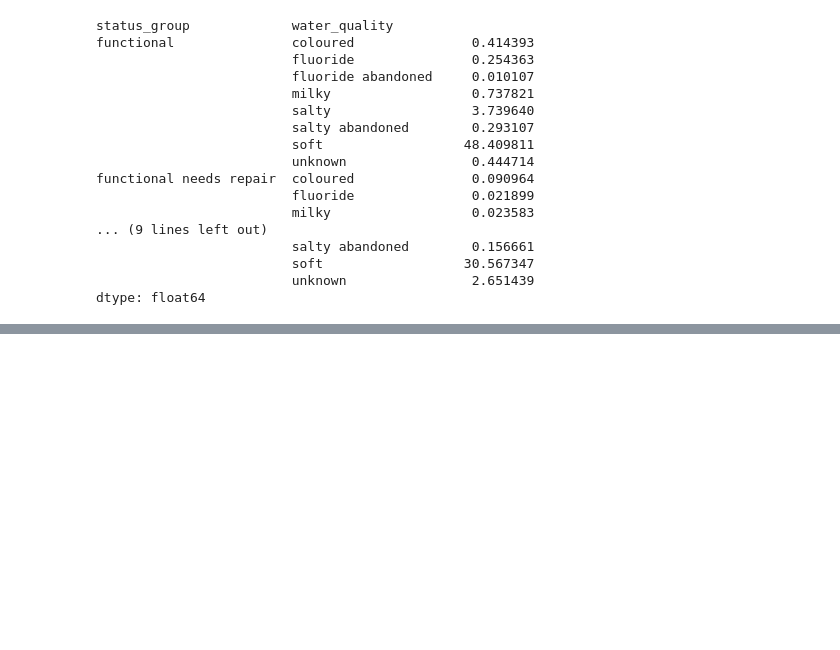
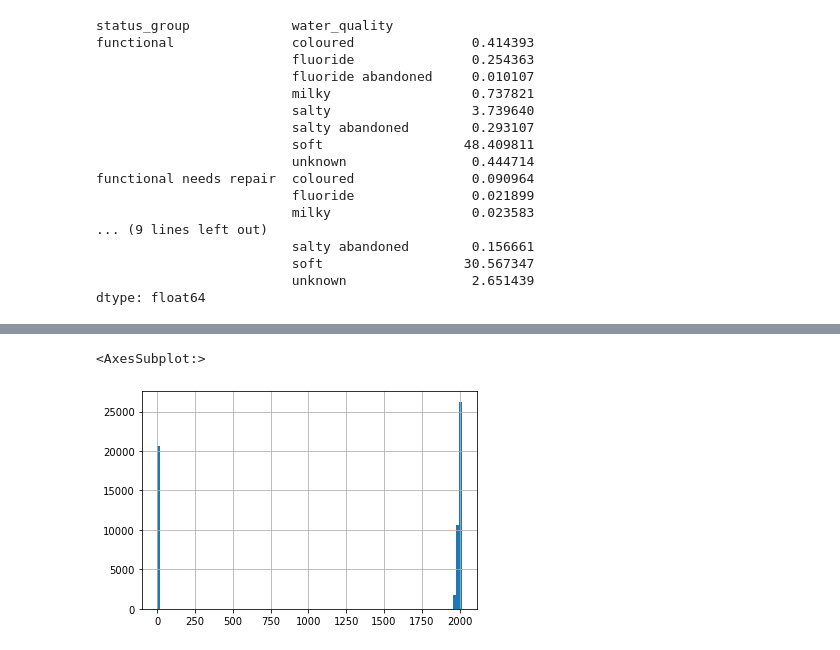
Before and after one commit to NicholasIndorf/TanzanianWaterWells, a Jupyter notebook: notebooks/Nick/Nick.ipynb, the cells around one changed output, grey strips where cells are left out. Saved outputs shown, nothing was run; the diff lists cells and outputs as text; code cells hidden in the pictures; blank space fills up the shorter version.

```diff
--- a/notebooks/Nick/Nick.ipynb
+++ b/notebooks/Nick/Nick.ipynb
@@ -409,0 +477,5 @@ data.drop(columns=drop_cols, inplace=True)
+# %%
+data['construction_year'].hist(bins=100)
+# %% [output]
+<AxesSubplot:>
+[figure, added]
```
Also changed, not shown: parts of 12 cells of this notebook.
